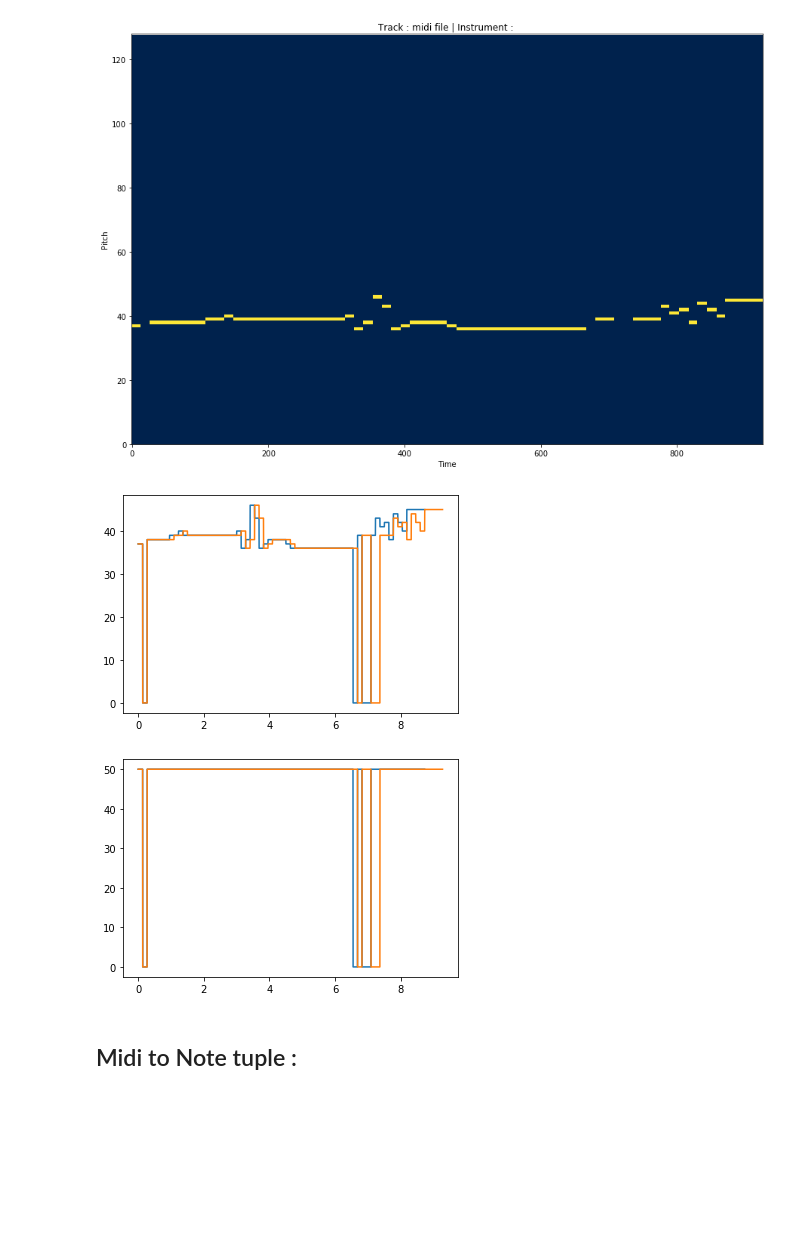
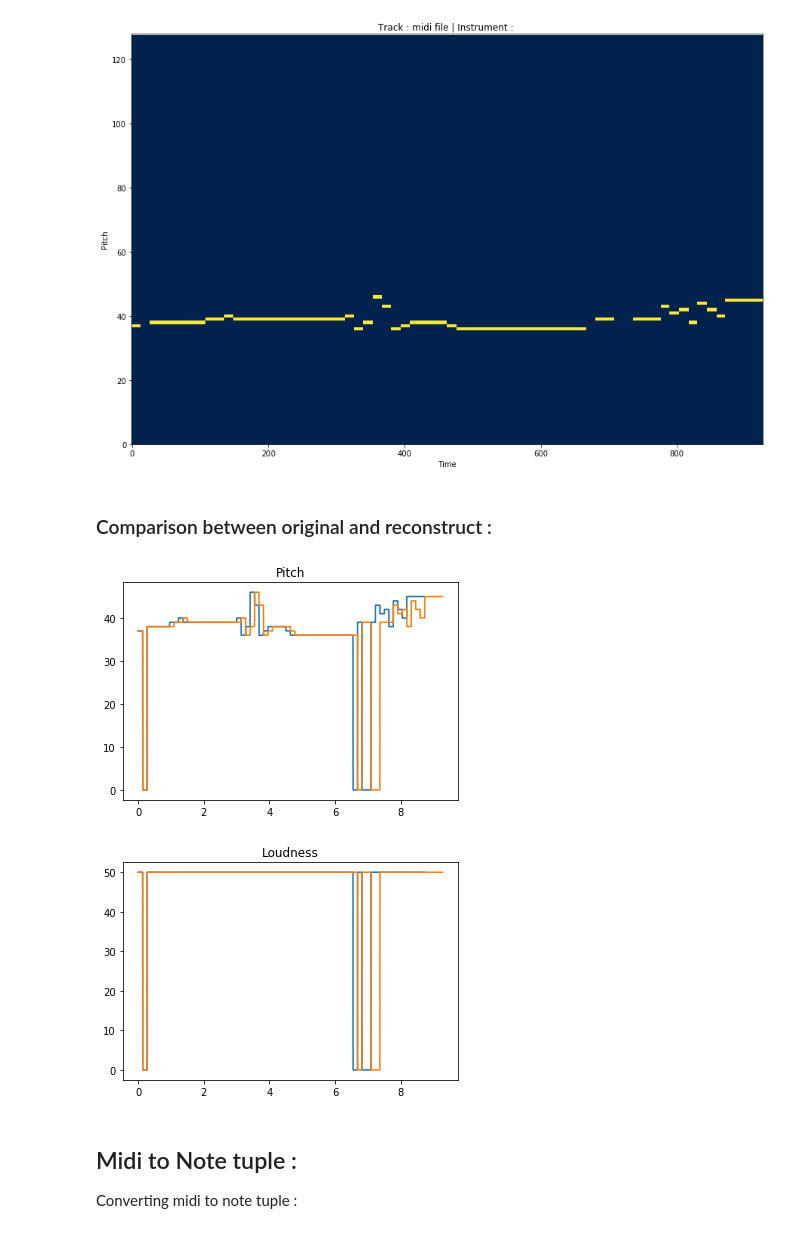
Before and after one commit to gle-bellier/internship-expressive-DDSP, a Jupyter notebook: converter.ipynb, the cells around one changed output. Cells and saved outputs as stored; diff of their text form; code cells hidden in the pictures; blank space fills up the shorter version.

Commit message:
Add note tuple to seq and clean converter notebook

```diff
--- a/converter.ipynb
+++ b/converter.ipynb
@@ -54,32 +48,39 @@ Number of instruments :  1
 [figure]
 # %%
 
-midi_data = pm.PrettyMIDI('bassline-bis.mid')
+midi_data = pm.PrettyMIDI('bassline-midi-like.mid')
 v2 = Visualizer(midi_data)
 
 v2.show_midi_notes(DEBUG = True)
 # %% [output]
 Number of instruments :  1
 [figure]
+# %% [markdown]
+### Comparison between original and reconstruct :
 # %%
-import matplotlib.pyplot as plt
+
 
 t1, p1, l1 = v1.get_time_f0_loudness()
 t2, p2, l2 = v2.get_time_f0_loudness()
 
 plt.plot(t1, p1[0], label = "original")
 plt.plot(t2, p2[0], label = "reconstruct")
+plt.title("Pitch")
 plt.show()
 # %% [output]
-[figure, old version]
+[figure, new version]
 # %%
 plt.plot(t1, l1[0], label = "original")
 plt.plot(t2, l2[0], label = "reconstruct")
+plt.title("Loudness")
 plt.show()
 # %% [output]
-[figure, old version]
+[figure, new version]
 # %% [markdown]
 ## Midi to Note tuple :
+
+
+Converting midi to note tuple :
 # %%
 c = Converter()
 
```
Also changed, not shown: parts of 8 cells of this notebook, 3 other files.
